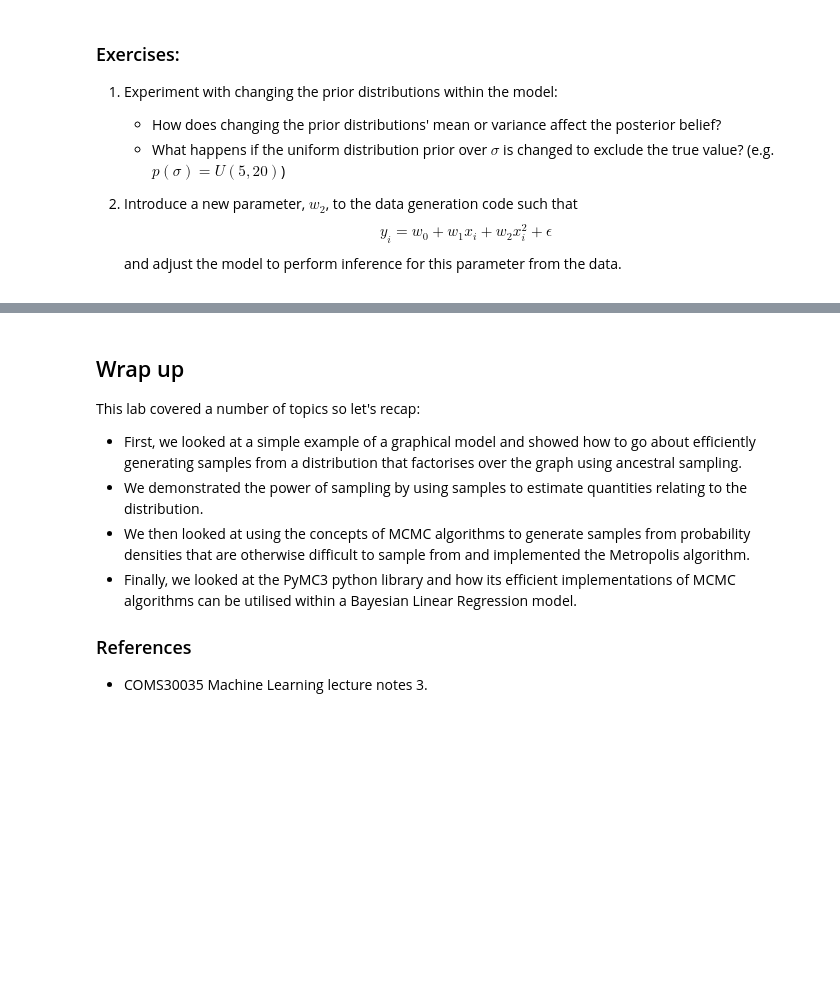
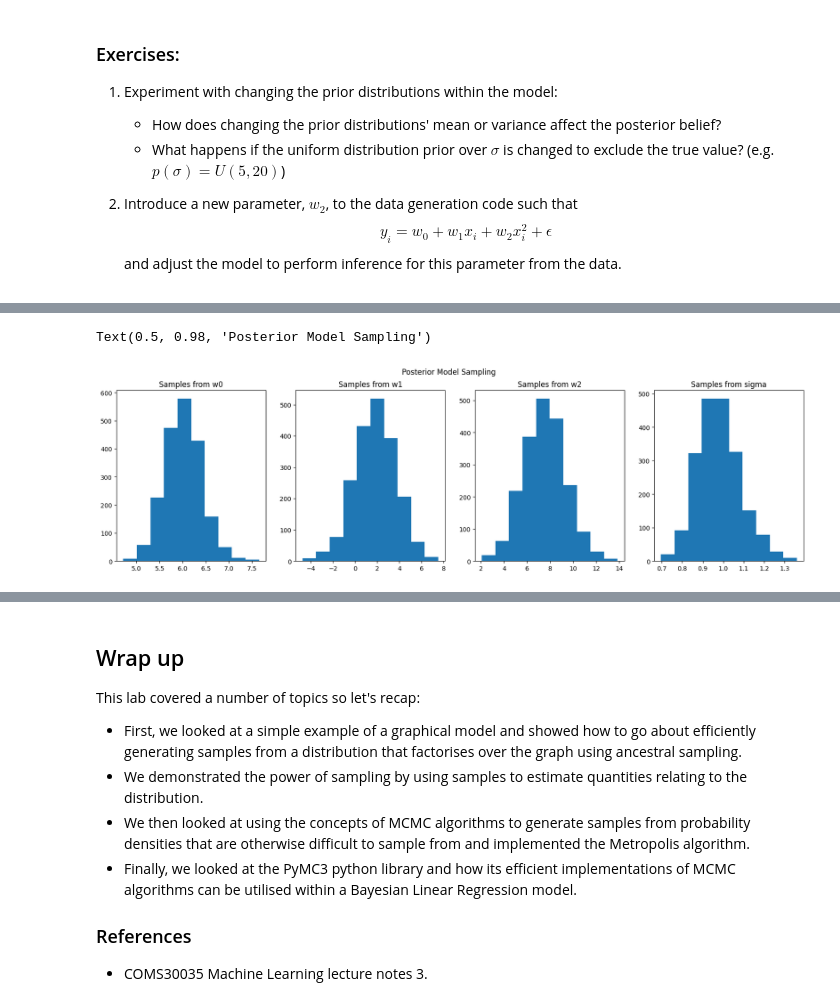
Before and after one commit to alexelwood14/lab_sheets_public, a Jupyter notebook: lab3/lab3-Bayesian_Networks_MCMC_PyMC3.ipynb, the cells around one changed output, grey strips where cells are left out. Saved outputs shown, nothing was run; the diff lists cells and outputs as text; code cells hidden in the pictures; blank space fills up the shorter version.

```diff
--- a/lab3/lab3-Bayesian_Networks_MCMC_PyMC3.ipynb
+++ b/lab3/lab3-Bayesian_Networks_MCMC_PyMC3.ipynb
@@ -360,0 +381,19 @@ plt.legend()
+# %%
+num_samples = 1000
+with pm.Model() as model:
+    # Defining our priors
+    w0 = pm.Normal('w0', mu=0, sd=20)
+    w1 = pm.Normal('w1', mu=0, sd=20)
+    w2 = pm.Normal('w2', mu=0, sd=20)
+    sigma = pm.Uniform('sigma', lower=0, upper=20)
+
+    y_est = w0 + w1*x + w2*x**2 # auxiliary variables
+
+    likelihood = pm.Normal('y', mu=y_est, sd=sigma, observed=y)
+
+    # inference
+    sampler = pm.NUTS() # Hamiltonian MCMC with No U-Turn Sampler
+    # or alternatively
+    # sampler = pm.Metropolis()
+
+    trace = pm.sample(num_samples, sampler, progressbar=True, cores=1, chains=2)
@@ -360,0 +408,19 @@ plt.legend()
+# %%
+w0_trace = trace['w0']
+w1_trace = trace['w1']
+w2_trace = trace['w2']
+sigma_trace = trace['sigma']
+
+fig, ax = plt.subplots(1, 4, figsize=(20, 5))
+ax[0].hist(w0_trace)
+ax[0].set_title('Samples from w0')
+ax[1].hist(w1_trace)
+ax[1].set_title('Samples from w1')
+ax[2].hist(w2_trace)
+ax[2].set_title('Samples from w2')
+ax[3].hist(sigma_trace)
+ax[3].set_title('Samples from sigma')
+fig.suptitle('Posterior Model Sampling')
+# %% [output]
+Text(0.5, 0.98, 'Posterior Model Sampling')
+[figure, added]
```
Also changed, not shown: parts of 14 cells of this notebook.
